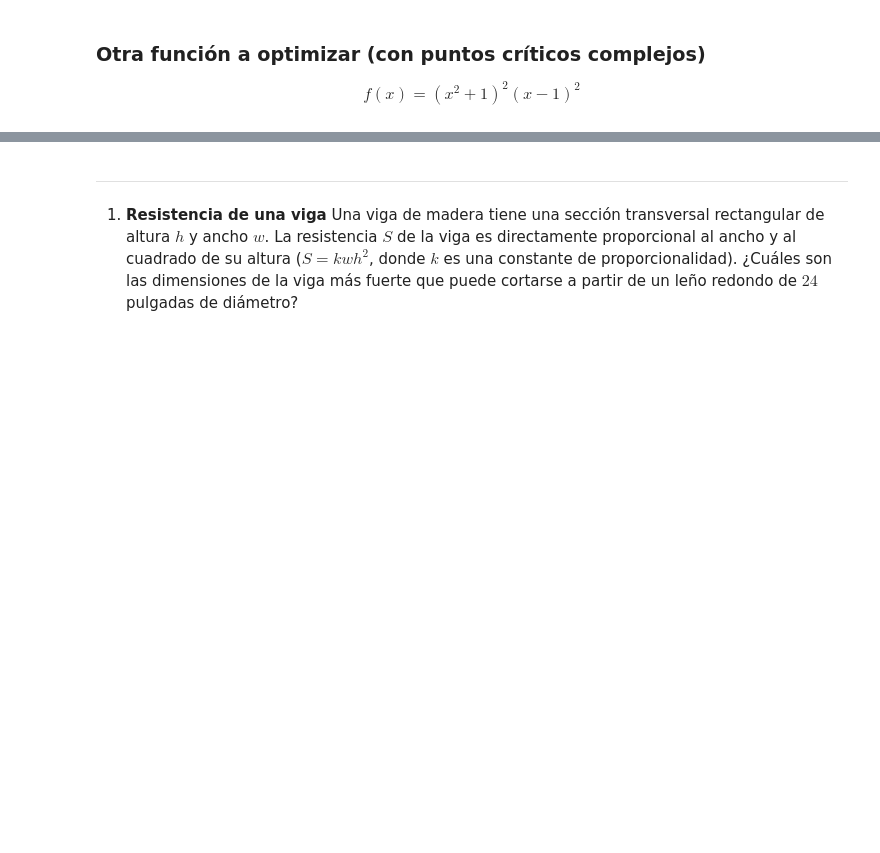
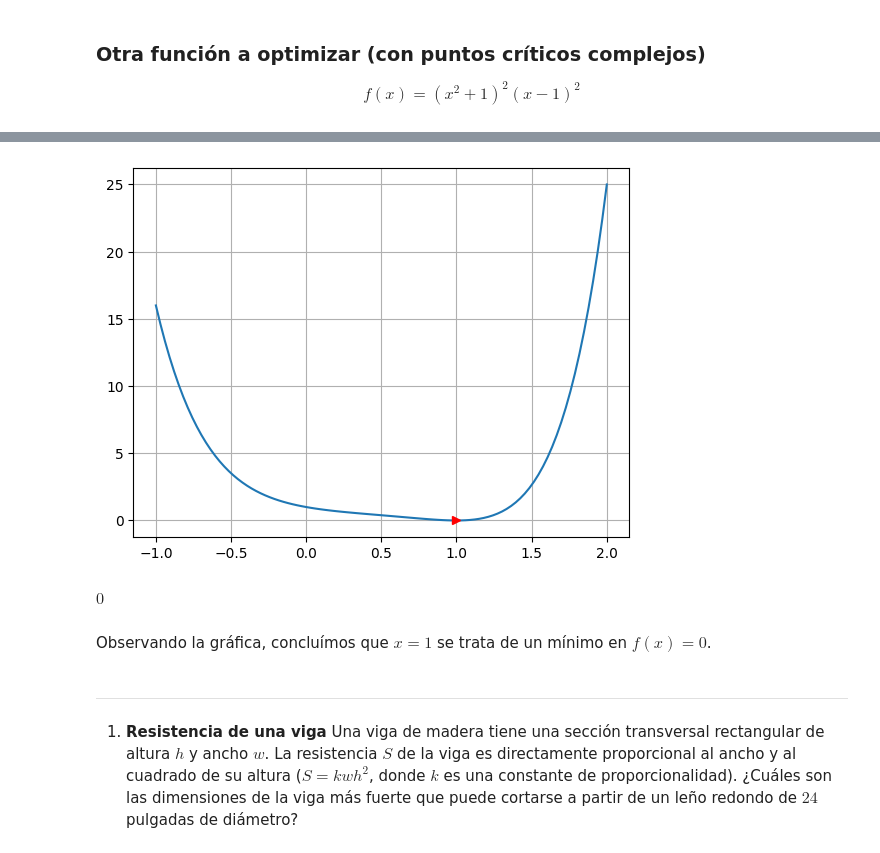
Before and after one commit to ArellanoMCarlos/SimMatO2025, a Jupyter notebook: Módulo 1 - Optimización/SymPy - Funciones escalares.ipynb, the cells around one changed output, grey strips where cells are left out. Drawn from its saved outputs; the diff is of its cells as text; code cells hidden in the pictures; blank space fills up the shorter version.

```diff
--- a/Módulo 1 - Optimización/SymPy - Funciones escalares.ipynb
+++ b/Módulo 1 - Optimización/SymPy - Funciones escalares.ipynb
@@ -97,0 +328,4 @@ para $x\in[-1,1]$.
+# %%
+# Usemos funciones de NumPy
+def f(x):                       # Esto de acá nada más nos servirá para graficar
+  return np.exp(-x)*np.cos(2*x)
@@ -103,3 +361,16 @@ $$
+# %%
+x_num=np.linspace(-1,2,100)
+plt.plot(x_num,f(x_num))
+plt.plot(c[0],f(c[0]),'r>')
+plt.grid()
+# %% [output]
+[figure, added]
+# %%
+f(c[0])
+# %% [output]
+$\displaystyle 0$
+# %% [markdown]
+Observando la gráfica, concluímos que $x=1$ se trata de un mínimo en $f(x)=0$.
 # %% [markdown]
 ---
 1. **Resistencia de una viga**  Una viga de madera tiene una sección transversal rectangular de altura $h$ y ancho $w$. La resistencia $S$ de la viga es directamente proporcional al ancho y al cuadrado de su altura ($S=kwh^2$, donde $k$ es una constante de proporcionalidad). ¿Cuáles son las dimensiones de la viga más fuerte que puede cortarse a partir de un leño redondo de $24$ pulgadas de diámetro?
```
Also changed, not shown: parts of 51 cells of this notebook.
